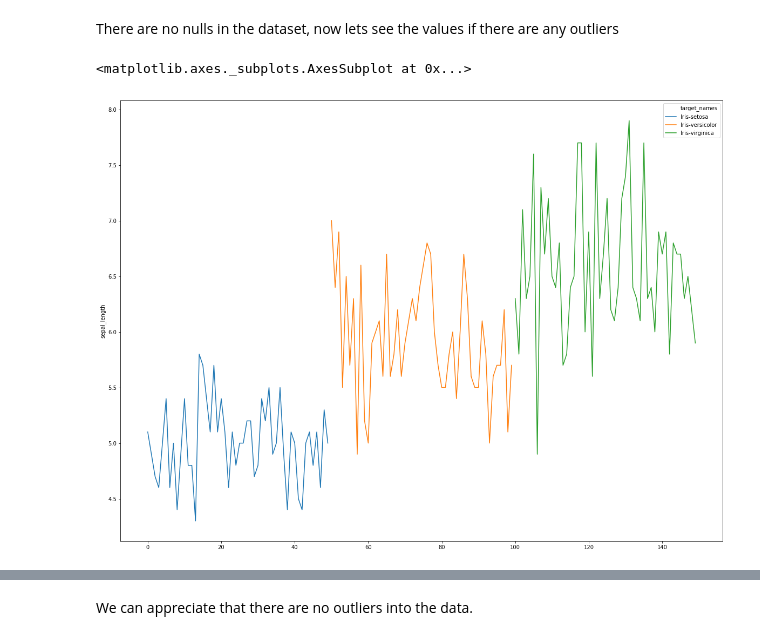
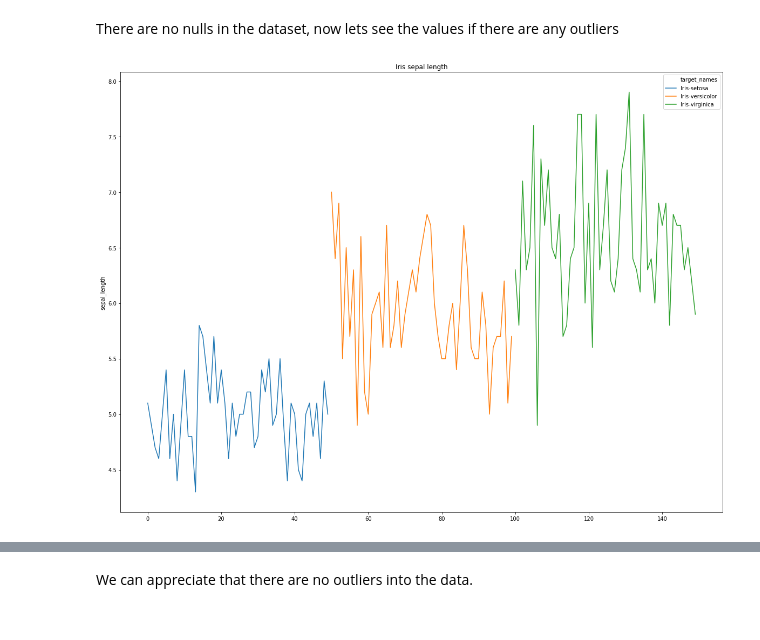
Before and after one commit to mrg20/laboratory-data-science-subject, a Jupyter notebook: notebooks/Iris.ipynb, the cells around one changed output, grey strips where cells are left out. Saved outputs shown, nothing was run; the diff lists cells and outputs as text; code cells hidden in the pictures.

```diff
--- a/notebooks/Iris.ipynb
+++ b/notebooks/Iris.ipynb
@@ -57,8 +57,8 @@ for col in df.columns:
 There are no nulls in the dataset, now lets see the values if there are any outliers
 # %%
 sns.lineplot(x=df.index, y='sepal_length', data=df, hue='target_names')
+plt.title('Iris sepal length');
 # %% [output]
-<matplotlib.axes._subplots.AxesSubplot at 0x...>
-[figure, old version]
+[figure, new version]
 # %%
 sns.lineplot(x=df.index, y='sepal_width', data=df, hue='target_names')
```
Also changed, not shown: parts of 3 cells of this notebook, 1 other file.
